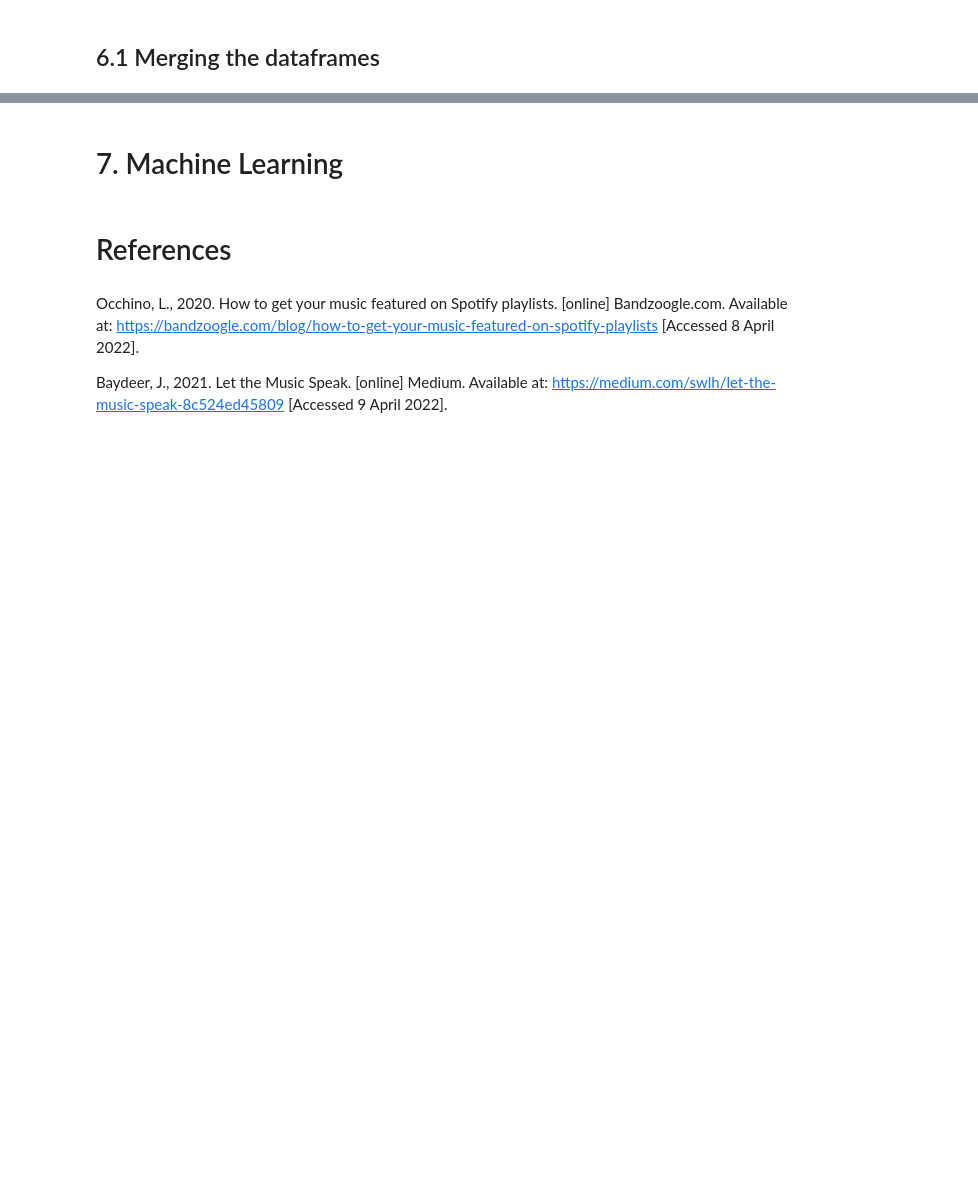
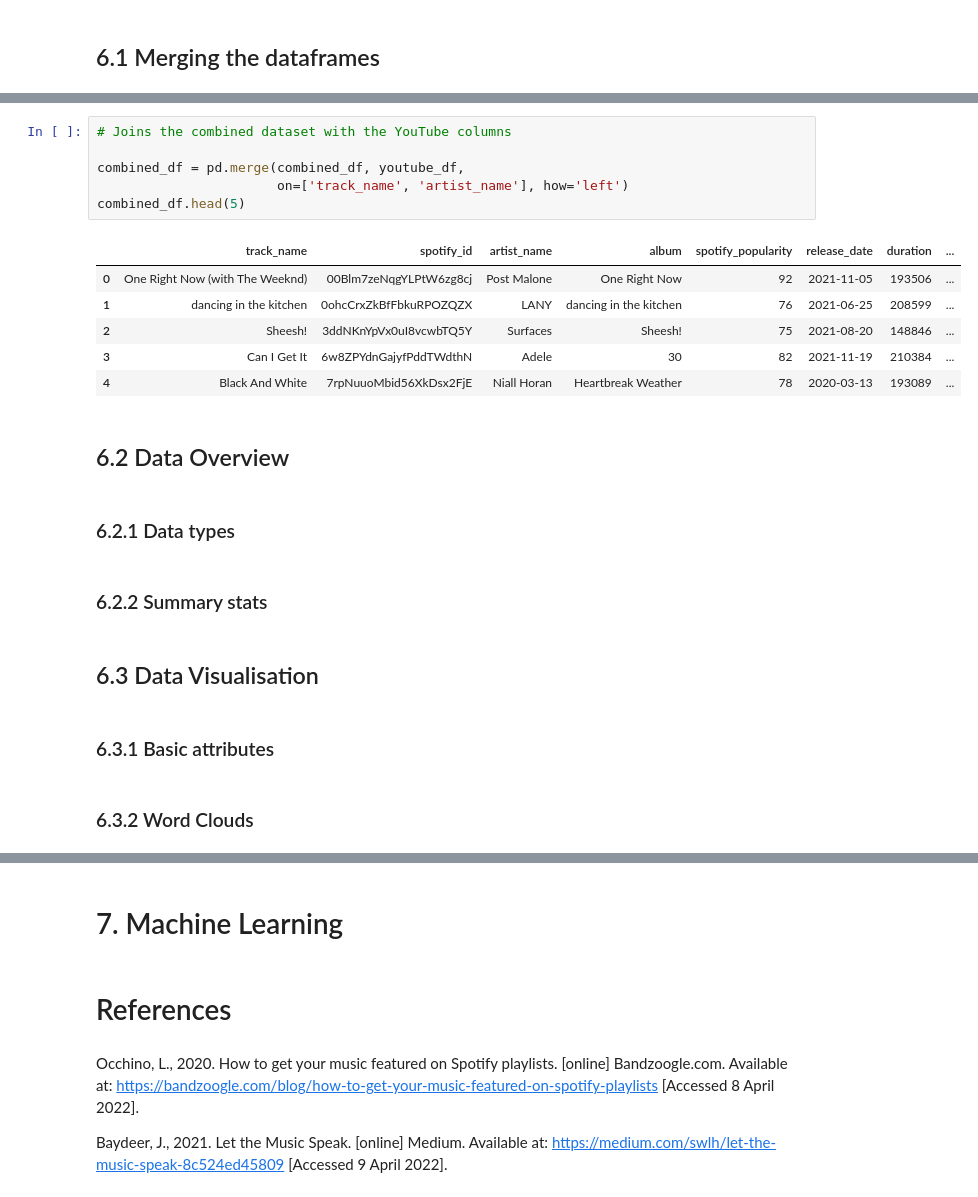
Before and after one commit to doratian99/MSIN0166-DE-Individual-Project, a Jupyter notebook: Data Collection/Notebook.ipynb, the cells around one changed output, grey strips where cells are left out. Drawn from its saved outputs; the diff is of its cells as text; blank space fills up the shorter version.

```diff
--- a/Data Collection/Notebook.ipynb
+++ b/Data Collection/Notebook.ipynb
@@ -1260,0 +1391,25 @@ In this section, I will call some queries for some mock analytical questions to
+# %%
+# Joins the combined dataset with the YouTube columns
+
+combined_df = pd.merge(combined_df, youtube_df,
+                       on=['track_name', 'artist_name'], how='left')
+combined_df.head(5)
+# %% [output]
+|  | track_name | spotify_id | artist_name | album | spotify_popularity | release_date | duration | ... |
+| 0 | One Right Now (with The Weeknd) | 00Blm7zeNqgYLPtW6zg8cj | Post Malone | One Right Now | 92 | 2021-11-05 | 193506 | ... |
+| 1 | dancing in the kitchen | 0ohcCrxZkBfFbkuRPOZQZX | LANY | dancing in the kitchen | 76 | 2021-06-25 | 208599 | ... |
+| 2 | Sheesh! | 3ddNKnYpVx0uI8vcwbTQ5Y | Surfaces | Sheesh! | 75 | 2021-08-20 | 148846 | ... |
+| 3 | Can I Get It | 6w8ZPYdnGajyfPddTWdthN | Adele | 30 | 82 | 2021-11-19 | 210384 | ... |
+| 4 | Black And White | 7rpNuuoMbid56XkDsx2FjE | Niall Horan | Heartbreak Weather | 78 | 2020-03-13 | 193089 | ... |
+# %% [markdown]
+## 6.2 Data Overview
+# %% [markdown]
+### 6.2.1 Data types
+# %% [markdown]
+### 6.2.2 Summary stats
+# %% [markdown]
+## 6.3 Data Visualisation
+# %% [markdown]
+### 6.3.1 Basic attributes
+# %% [markdown]
+### 6.3.2 Word Clouds
```
Also changed, not shown: parts of 26 cells of this notebook.
